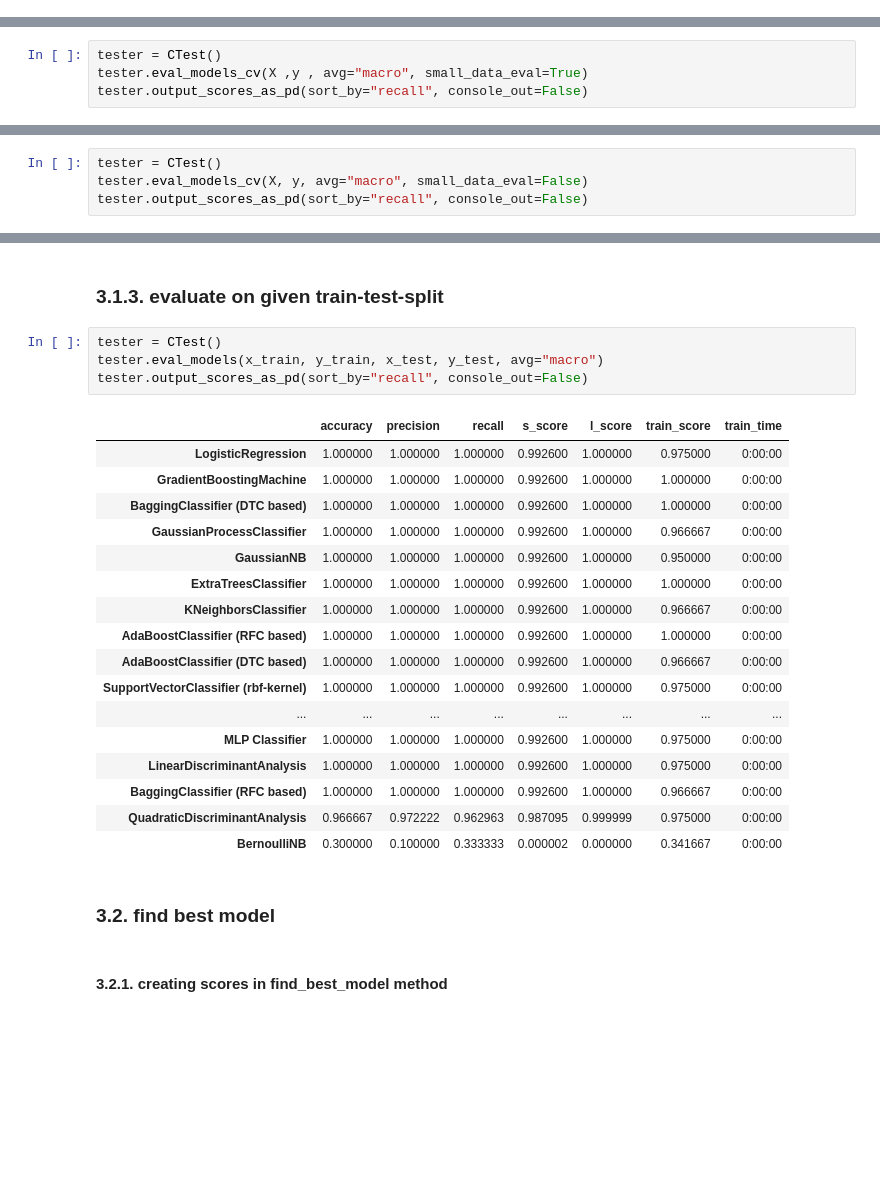
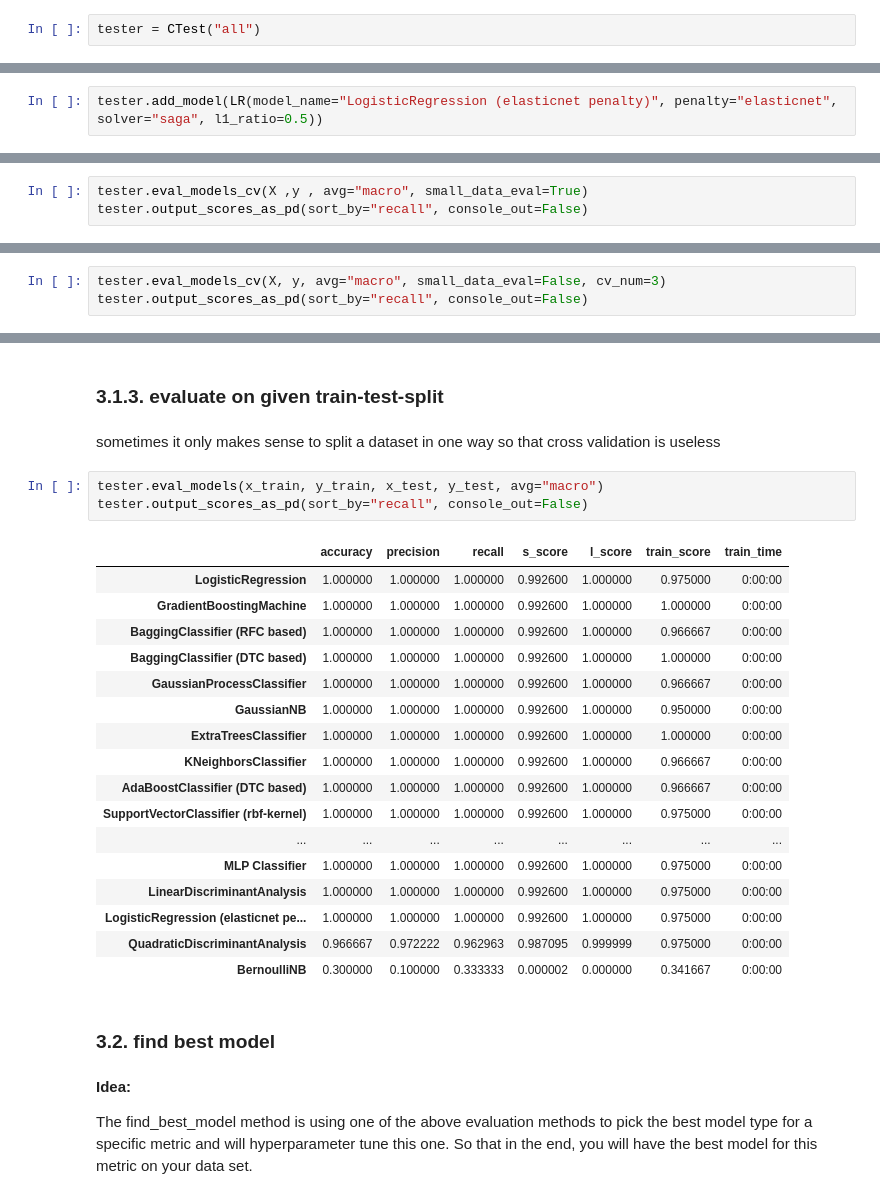
Before and after one commit to Priapos1004/SAM_ML, a Jupyter notebook: examples/iris_auto_classifier_finder.ipynb, the cells around one changed output, grey strips where cells are left out. Drawn from its saved outputs; the diff is of its cells as text; blank space fills up the shorter version.

```diff
--- a/examples/iris_auto_classifier_finder.ipynb
+++ b/examples/iris_auto_classifier_finder.ipynb
@@ -19,0 +29,2 @@ x_train, x_test, y_train, y_test = train_test_split(X,y, train_size=0.80, random
+# %%
+tester = CTest("all")
@@ -19,0 +56,2 @@ x_train, x_test, y_train, y_test = train_test_split(X,y, train_size=0.80, random
+# %%
+tester.add_model(LR(model_name="LogisticRegression (elasticnet penalty)", penalty="elasticnet", solver="saga", l1_ratio=0.5))
@@ -24,5 +121,4 @@ x_train, x_test, y_train, y_test = train_test_split(X,y, train_size=0.80, random
 # %%
-tester = CTest()
 tester.eval_models_cv(X ,y , avg="macro", small_data_eval=True)
 tester.output_scores_as_pd(sort_by="recall", console_out=False)
 # %% [output]
@@ -48,6 +146,5 @@ tester.output_scores_as_pd(sort_by="recall", console_out=False)
 # %%
-tester = CTest()
-tester.eval_models_cv(X, y, avg="macro", small_data_eval=False)
+tester.eval_models_cv(X, y, avg="macro", small_data_eval=False, cv_num=3)
 tester.output_scores_as_pd(sort_by="recall", console_out=False)
 # %% [output]
 |  | accuracy | precision | recall | s_score | l_score | avg train score | avg train time |
@@ -70,28 +167,31 @@ tester.output_scores_as_pd(sort_by="recall", console_out=False)
 # %% [markdown]
 ### 3.1.3. evaluate on given train-test-split
+# %% [markdown]
+sometimes it only makes sense to split a dataset in one way so that cross validation is useless
 # %%
-tester = CTest()
 tester.eval_models(x_train, y_train, x_test, y_test, avg="macro")
 tester.output_scores_as_pd(sort_by="recall", console_out=False)
 # %% [output]
 |  | accuracy | precision | recall | s_score | l_score | train_score | train_time |
 | LogisticRegression | 1.000000 | 1.000000 | 1.000000 | 0.992600 | 1.000000 | 0.975000 | 0:00:00 |
 | GradientBoostingMachine | 1.000000 | 1.000000 | 1.000000 | 0.992600 | 1.000000 | 1.000000 | 0:00:00 |
+| BaggingClassifier (RFC based) | 1.000000 | 1.000000 | 1.000000 | 0.992600 | 1.000000 | 0.966667 | 0:00:00 |
 | BaggingClassifier (DTC based) | 1.000000 | 1.000000 | 1.000000 | 0.992600 | 1.000000 | 1.000000 | 0:00:00 |
 | GaussianProcessClassifier | 1.000000 | 1.000000 | 1.000000 | 0.992600 | 1.000000 | 0.966667 | 0:00:00 |
 | GaussianNB | 1.000000 | 1.000000 | 1.000000 | 0.992600 | 1.000000 | 0.950000 | 0:00:00 |
 | ExtraTreesClassifier | 1.000000 | 1.000000 | 1.000000 | 0.992600 | 1.000000 | 1.000000 | 0:00:00 |
 | KNeighborsClassifier | 1.000000 | 1.000000 | 1.000000 | 0.992600 | 1.000000 | 0.966667 | 0:00:00 |
-| AdaBoostClassifier (RFC based) | 1.000000 | 1.000000 | 1.000000 | 0.992600 | 1.000000 | 1.000000 | 0:00:00 |
 | AdaBoostClassifier (DTC based) | 1.000000 | 1.000000 | 1.000000 | 0.992600 | 1.000000 | 0.966667 | 0:00:00 |
 | SupportVectorClassifier (rbf-kernel) | 1.000000 | 1.000000 | 1.000000 | 0.992600 | 1.000000 | 0.975000 | 0:00:00 |
 | ... | ... | ... | ... | ... | ... | ... | ... |
 | MLP Classifier | 1.000000 | 1.000000 | 1.000000 | 0.992600 | 1.000000 | 0.975000 | 0:00:00 |
 | LinearDiscriminantAnalysis | 1.000000 | 1.000000 | 1.000000 | 0.992600 | 1.000000 | 0.975000 | 0:00:00 |
-| BaggingClassifier (RFC based) | 1.000000 | 1.000000 | 1.000000 | 0.992600 | 1.000000 | 0.966667 | 0:00:00 |
+| LogisticRegression (elasticnet pe... | 1.000000 | 1.000000 | 1.000000 | 0.992600 | 1.000000 | 0.975000 | 0:00:00 |
 | QuadraticDiscriminantAnalysis | 0.966667 | 0.972222 | 0.962963 | 0.987095 | 0.999999 | 0.975000 | 0:00:00 |
 | BernoulliNB | 0.300000 | 0.100000 | 0.333333 | 0.000002 | 0.000000 | 0.341667 | 0:00:00 |
 # %% [markdown]
 ### 3.2. find best model
-# %% [markdown]
-#### 3.2.1. creating scores in find_best_model method
+# %% [markdown]
+**Idea:**
+
+The find_best_model method is using one of the above evaluation methods to pick the best model type for a specific metric and will hyperparameter tune this one. So that in the end, you will have the best model for this metric on your data set.
```
Also changed, not shown: parts of 22 cells of this notebook, 2 other files.
